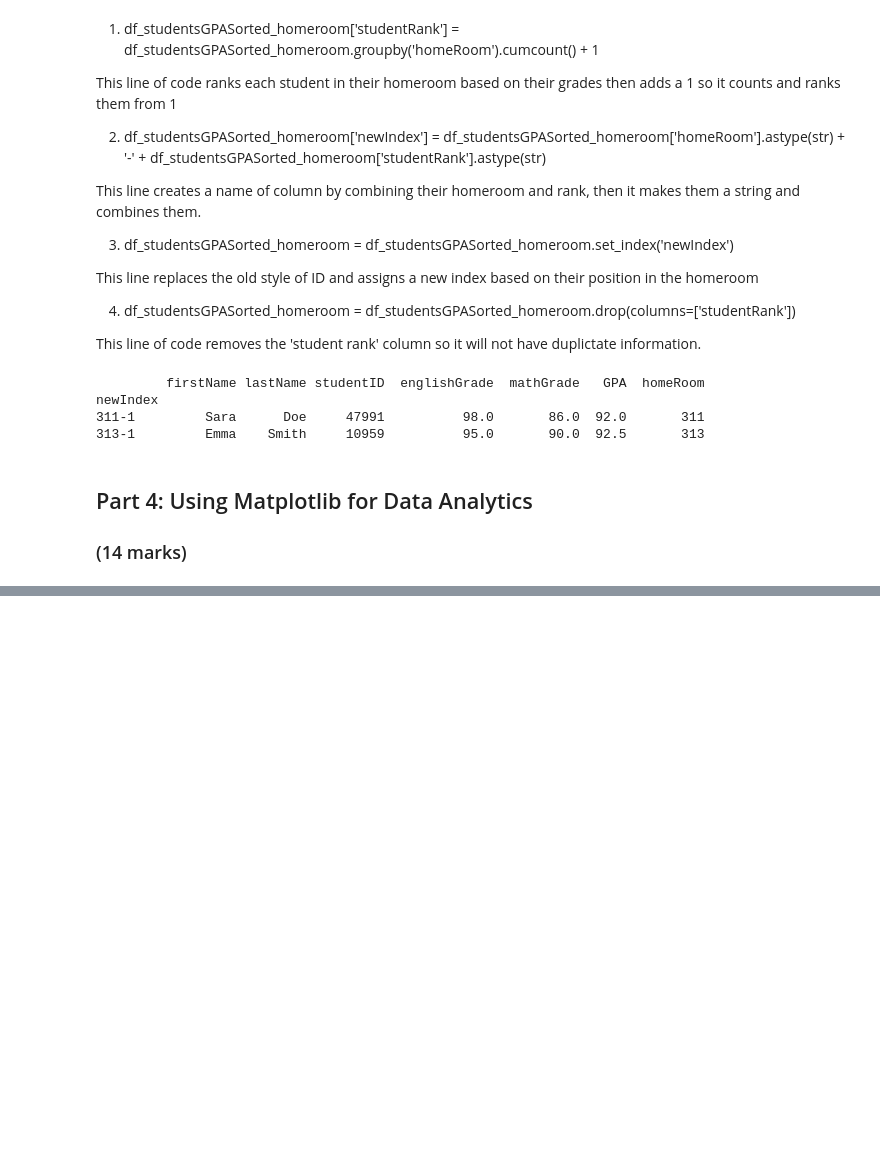
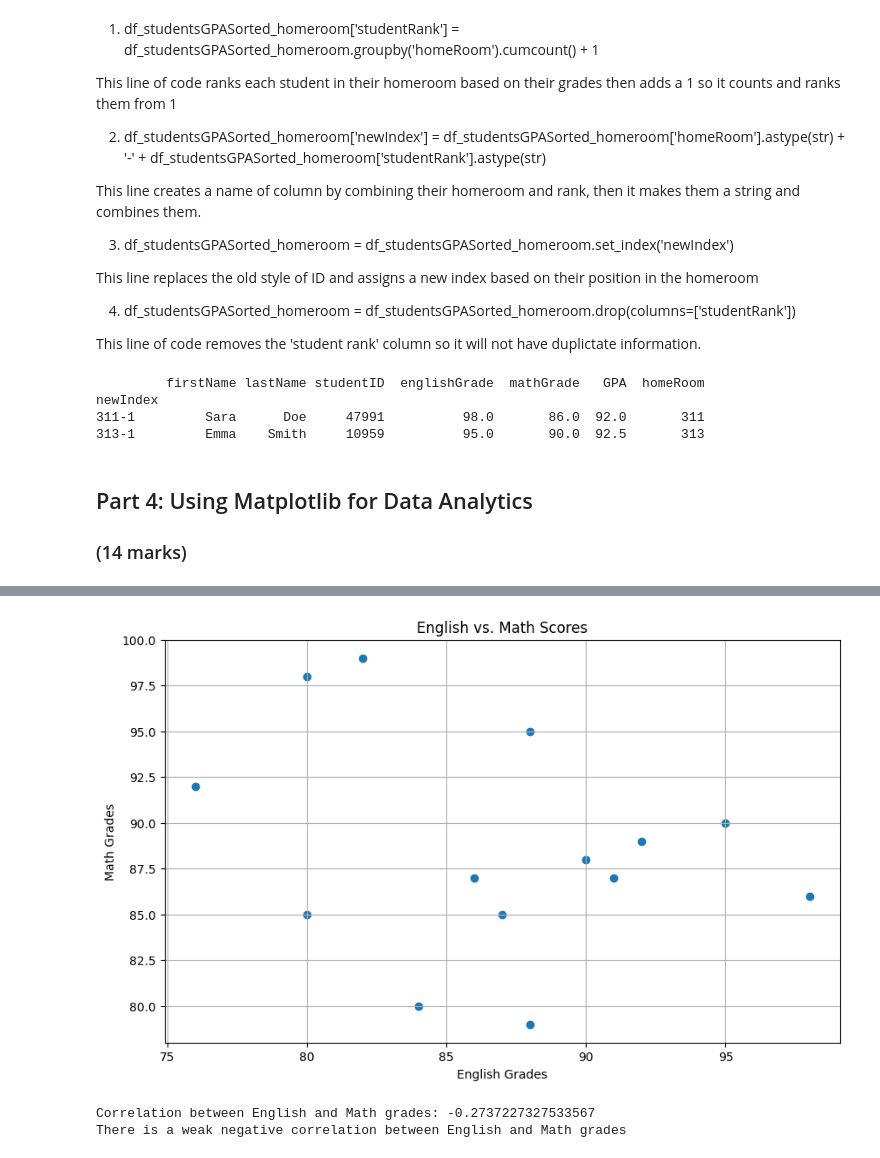
Before and after one commit to TonnyChuwa/engg680_2024_fall, a Jupyter notebook: Lab_Assignment1/StudentGradeManagementSystem.ipynb, the cells around one changed output, grey strips where cells are left out. Saved outputs shown, nothing was run; the diff lists cells and outputs as text; code cells hidden in the pictures; blank space fills up the shorter version.

```diff
--- a/Lab_Assignment1/StudentGradeManagementSystem.ipynb
+++ b/Lab_Assignment1/StudentGradeManagementSystem.ipynb
@@ -644,7 +689,25 @@ plt.grid(True)
 #
 
 plt.show()
+# %%
+plt.figure(figsize=(10, 6))
+plt.scatter(df_studentGrades['englishGrade'], df_studentGrades['mathGrade'])
+plt.ylabel("Math Grades")
+plt.xlabel("English Grades")
+plt.title("English vs. Math Scores")
+plt.grid(True)
+plt.savefig('math_vs_english_grades_scores.png')
+plt.show()
+# %% [output]
+[figure, added]
 # %%
 # From the scatter plot, is there a relationship between the Math and English grades?
 # (1 mark)
 #
+# %%
+correlation = df_studentGrades['englishGrade'].corr(df_studentGrades['mathGrade'])
+print(f"Correlation between English and Math grades: {correlation}")
+print("There is a weak negative correlation between English and Math grades")
+# %% [output]
+Correlation between English and Math grades: -0.2737227327533567
+There is a weak negative correlation between English and Math grades
```
Also changed, not shown: parts of 9 cells of this notebook, 2 other files.
